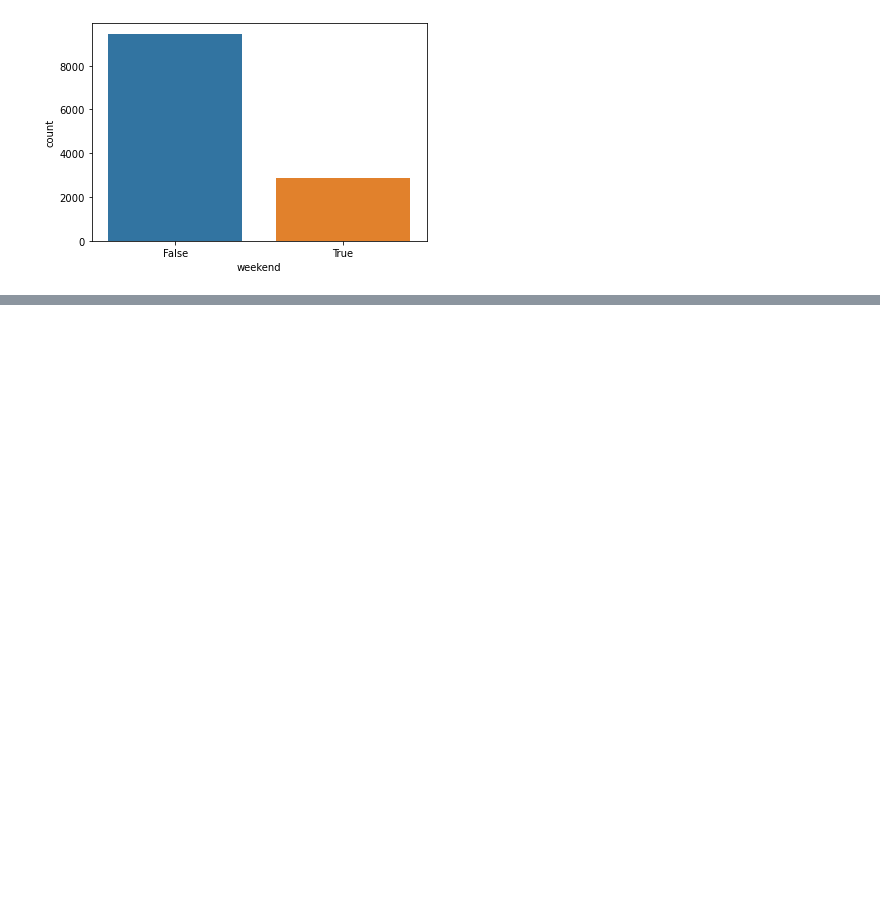
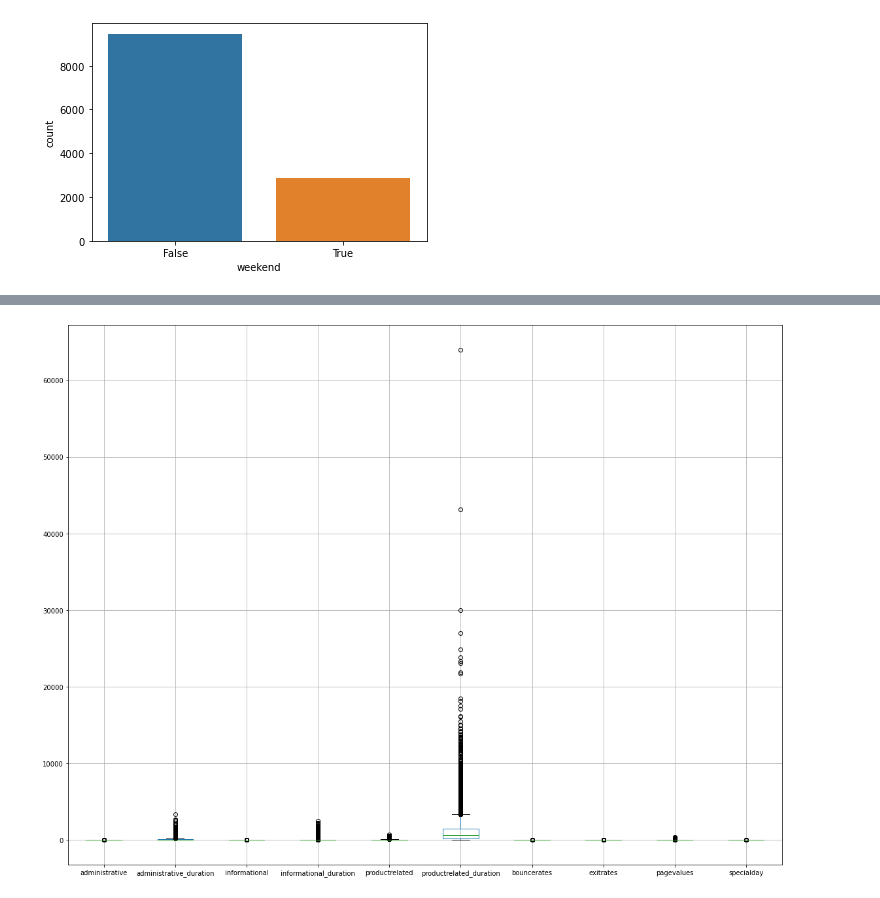
Before and after one commit to Yjung136/326_final_project, a Jupyter notebook: notebooks/EDA_notebook.ipynb, the cells around one changed output, grey strips where cells are left out. Saved outputs shown, nothing was run; the diff lists cells and outputs as text; code cells hidden in the pictures; blank space fills up the shorter version.

```diff
--- a/notebooks/EDA_notebook.ipynb
+++ b/notebooks/EDA_notebook.ipynb
@@ -178,0 +193,6 @@ sns.countplot(x=df['revenue'])
+# %%
+# boxplot for numeric variables:
+df.boxplot(figsize=(16,12))
+plt.tight_layout()
+# %% [output]
+[figure, added]
```
Also changed, not shown: parts of 27 cells of this notebook.
